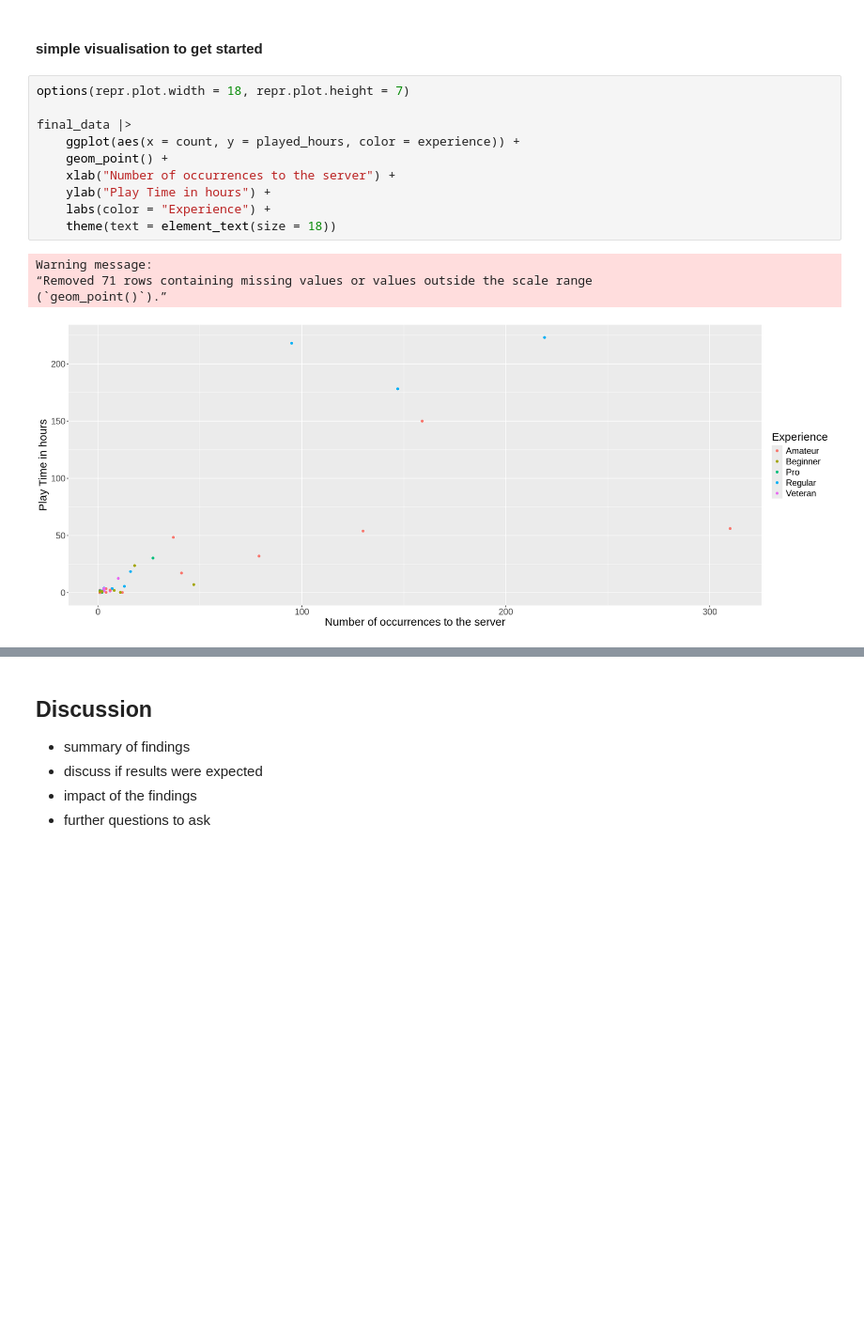
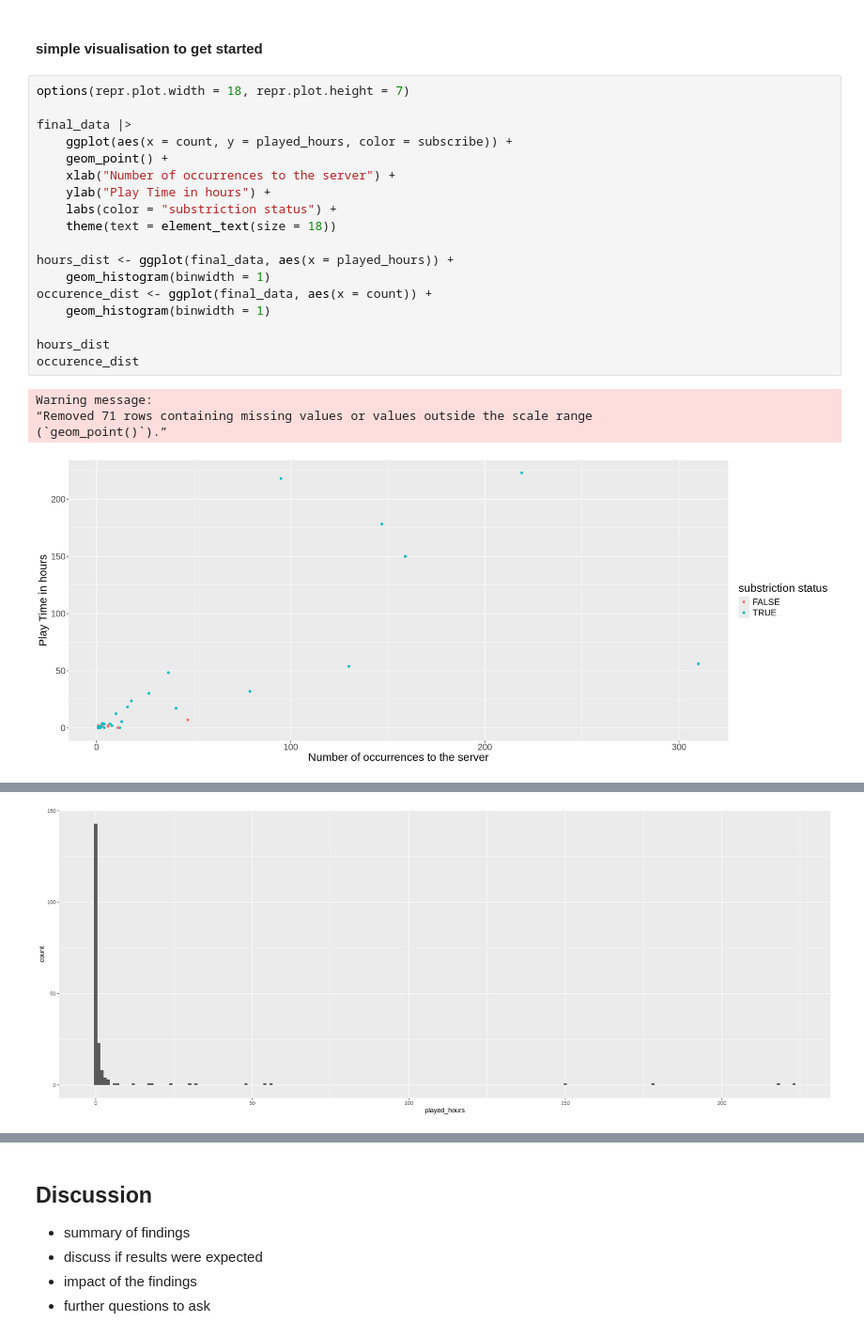
Before and after one commit to clam171/DSCI-100---S6G16, a Jupyter notebook: DSCI 100(S6G16) Project.ipynb, the cells around one changed output, grey strips where cells are left out. Shown at 94% size. Drawn from its saved outputs; the diff is of its cells as text; blank space fills up the shorter version.

```diff
--- a/DSCI 100(S6G16) Project.ipynb
+++ b/DSCI 100(S6G16) Project.ipynb
@@ -142,15 +142,23 @@ A tibble: 196 × 8
 # %%
 options(repr.plot.width = 18, repr.plot.height = 7)
 
 final_data |>
-    ggplot(aes(x = count, y = played_hours, color = experience)) +
+    ggplot(aes(x = count, y = played_hours, color = subscribe)) +
     geom_point() +
     xlab("Number of occurrences to the server") +
     ylab("Play Time in hours") +
-    labs(color = "Experience") +
+    labs(color = "substriction status") +
     theme(text = element_text(size = 18))
+
+hours_dist <- ggplot(final_data, aes(x = played_hours)) +
+    geom_histogram(binwidth = 1)
+occurence_dist <- ggplot(final_data, aes(x = count)) +
+    geom_histogram(binwidth = 1)
+
+hours_dist
+occurence_dist
 # %% [output]
 Warning message:
 “Removed 71 rows containing missing values or values outside the scale range
 (`geom_point()`).”
-[figure, old version]
+[figure, new version]
@@ -156,0 +167 @@ Warning message:
+[figure, added]
```
Also changed, not shown: parts of 10 cells of this notebook.
